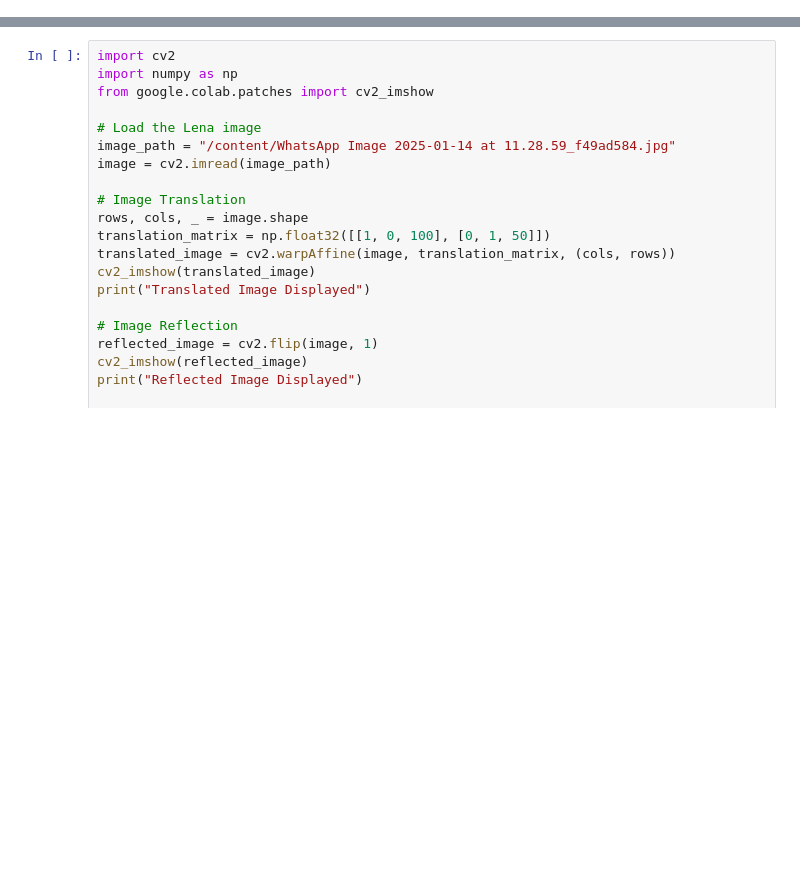
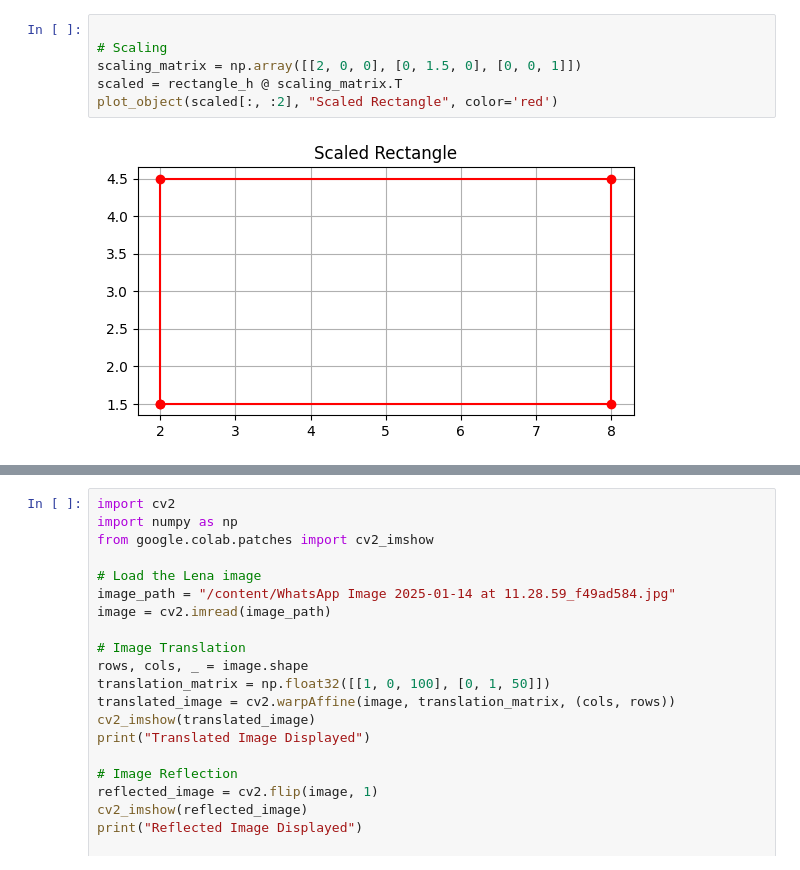
Before and after one commit to srivastavask/cvlab-ai, a Jupyter notebook: lab1/B41_E22CSEU1213_Kanishka/lab1.ipynb, the cells around one changed output, grey strips where cells are left out. Drawn from its saved outputs; the diff is of its cells as text; blank space fills up the shorter version.

```diff
--- a/lab1/B41_E22CSEU1213_Kanishka/lab1.ipynb
+++ b/lab1/B41_E22CSEU1213_Kanishka/lab1.ipynb
@@ -2,0 +31,8 @@
+# %%
+
+# Scaling
+scaling_matrix = np.array([[2, 0, 0], [0, 1.5, 0], [0, 0, 1]])
+scaled = rectangle_h @ scaling_matrix.T
+plot_object(scaled[:, :2], "Scaled Rectangle", color='red')
+# %% [output]
+[figure, added]
```
Also changed, not shown: parts of 8 cells of this notebook.
